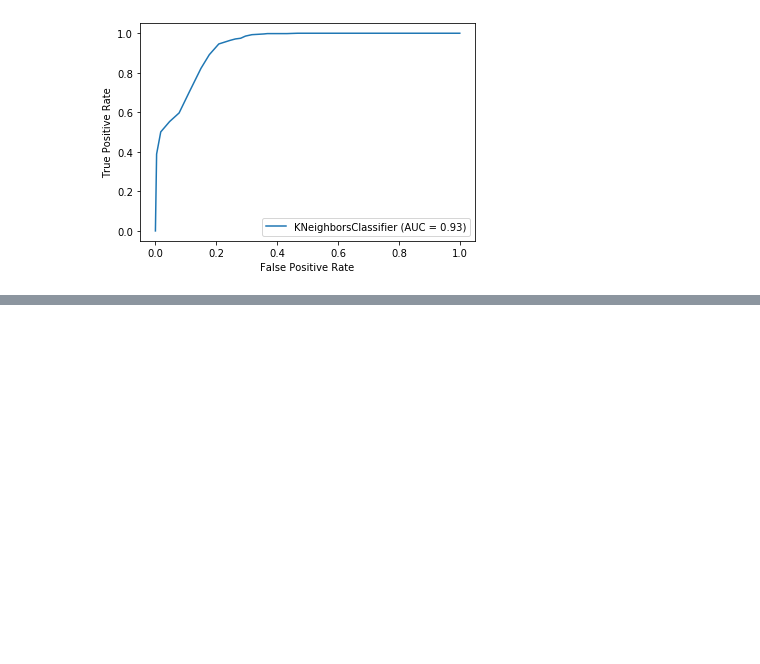
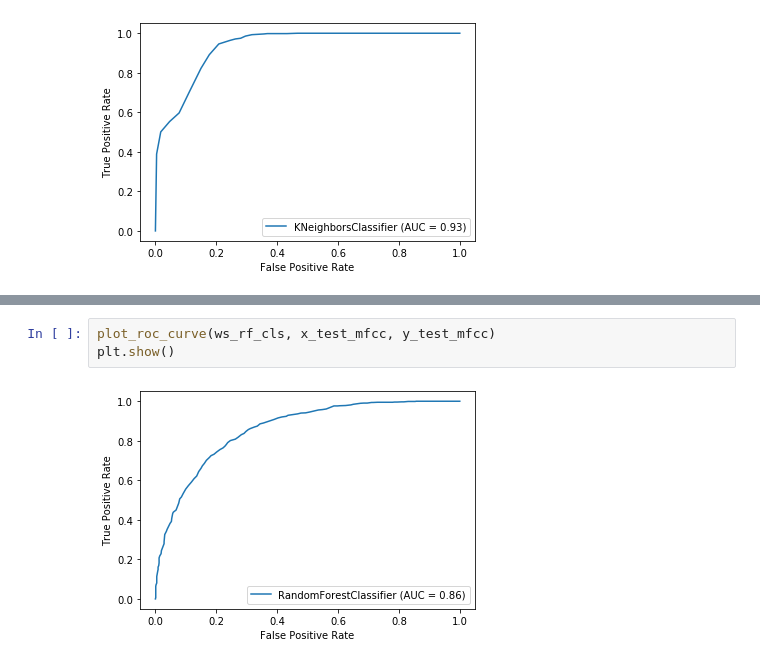
Before and after one commit to mledl/mupped-show-classification, a Jupyter notebook: SIM1/src/SIM1.ipynb, the cells around one changed output, grey strips where cells are left out. Cells and saved outputs as stored; diff of their text form; blank space fills up the shorter version.

```diff
--- a/SIM1/src/SIM1.ipynb
+++ b/SIM1/src/SIM1.ipynb
@@ -207,0 +253,5 @@ plt.show()
+# %%
+plot_roc_curve(ws_rf_cls, x_test_mfcc, y_test_mfcc)
+plt.show()
+# %% [output]
+[figure, added]
```
Also changed, not shown: parts of 11 cells of this notebook, 1 other file.
